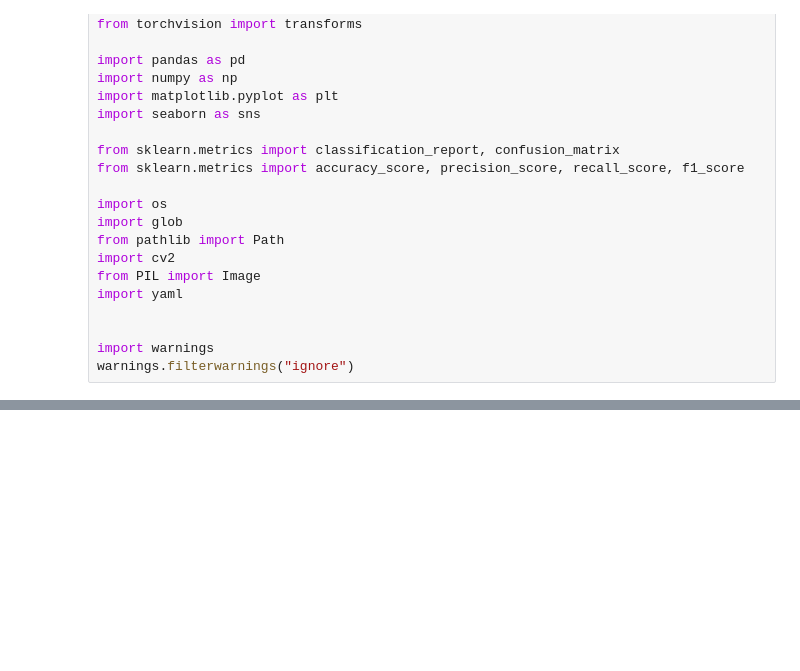
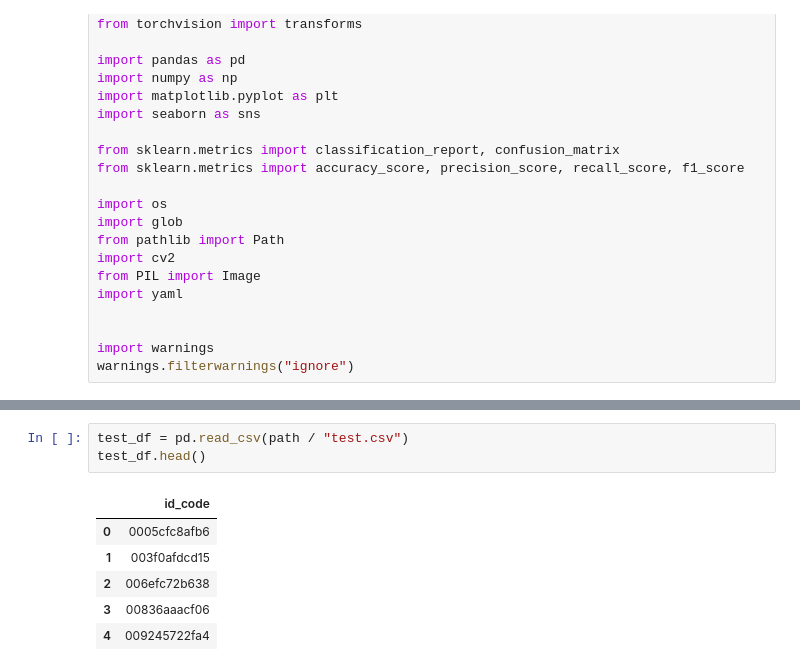
Before and after one commit to DPHeshanRanasinghe/Detect-Diabetic-Retinopathy, a Jupyter notebook: detect-diabetic-retinopathy.ipynb, the cells around one changed output, grey strips where cells are left out. Saved outputs shown, nothing was run; the diff lists cells and outputs as text; blank space fills up the shorter version.

```diff
--- a/detect-diabetic-retinopathy.ipynb
+++ b/detect-diabetic-retinopathy.ipynb
@@ -27,0 +41,10 @@ warnings.filterwarnings("ignore")
+# %%
+test_df = pd.read_csv(path / "test.csv")
+test_df.head()
+# %% [output]
+|  | id_code |
+| 0 | 0005cfc8afb6 |
+| 1 | 003f0afdcd15 |
+| 2 | 006efc72b638 |
+| 3 | 00836aaacf06 |
+| 4 | 009245722fa4 |
```
Also changed, not shown: parts of 3 cells of this notebook.
